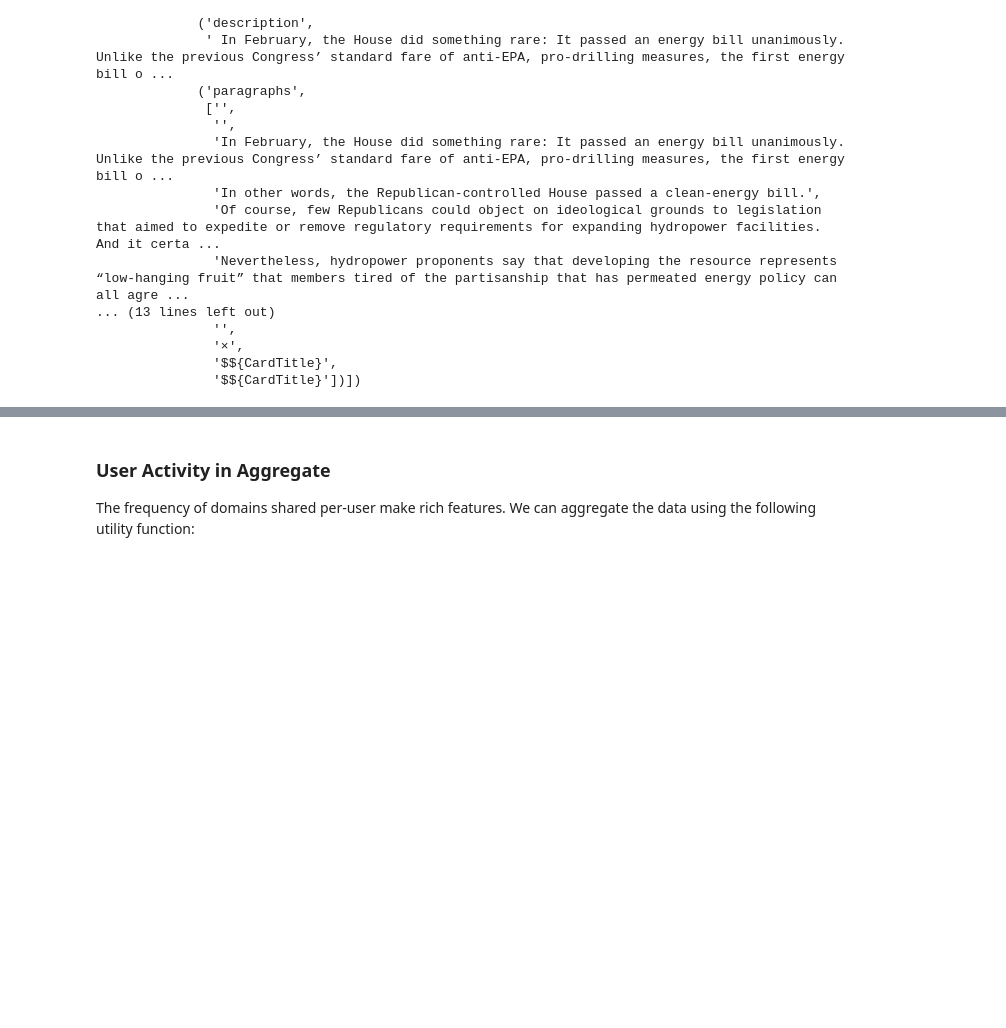
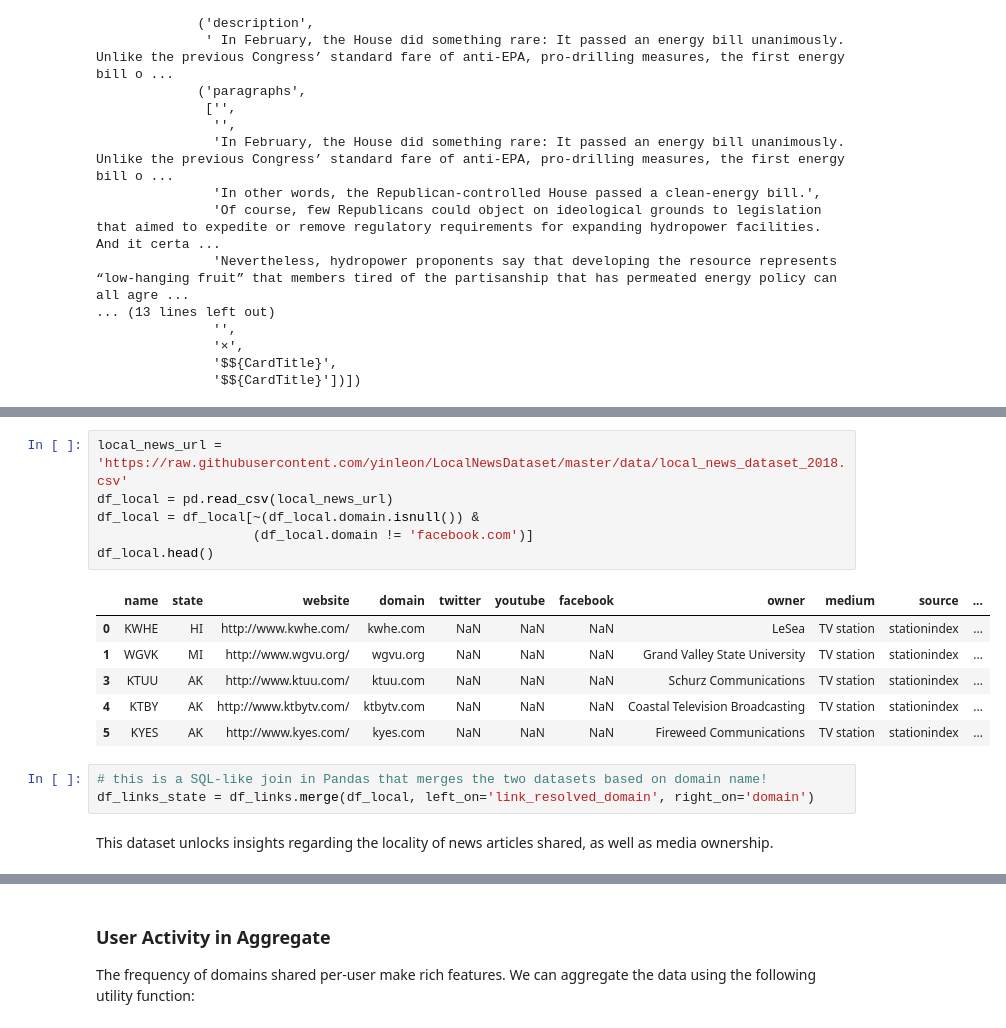
Before and after one commit to yinleon/links-as-data, a Jupyter notebook: nbs/congress-links.ipynb, the cells around one changed output, grey strips where cells are left out. Saved outputs shown, nothing was run; the diff lists cells and outputs as text; blank space fills up the shorter version.

```diff
--- a/nbs/congress-links.ipynb
+++ b/nbs/congress-links.ipynb
@@ -328,0 +357,18 @@ OrderedDict([('url',
+# %%
+local_news_url = 'https://raw.githubusercontent.com/yinleon/LocalNewsDataset/master/data/local_news_dataset_2018.csv'
+df_local = pd.read_csv(local_news_url)
+df_local = df_local[~(df_local.domain.isnull()) &
+                    (df_local.domain != 'facebook.com')]
+df_local.head()
+# %% [output]
+|  | name | state | website | domain | twitter | youtube | facebook | owner | medium | source | ... |
+| 0 | KWHE | HI | http://www.kwhe.com/ | kwhe.com | NaN | NaN | NaN | LeSea | TV station | stationindex | ... |
+| 1 | WGVK | MI | http://www.wgvu.org/ | wgvu.org | NaN | NaN | NaN | Grand Valley State University | TV station | stationindex | ... |
+| 3 | KTUU | AK | http://www.ktuu.com/ | ktuu.com | NaN | NaN | NaN | Schurz Communications | TV station | stationindex | ... |
+| 4 | KTBY | AK | http://www.ktbytv.com/ | ktbytv.com | NaN | NaN | NaN | Coastal Television Broadcasting | TV station | stationindex | ... |
+| 5 | KYES | AK | http://www.kyes.com/ | kyes.com | NaN | NaN | NaN | Fireweed Communications | TV station | stationindex | ... |
+# %%
+# this is a SQL-like join in Pandas that merges the two datasets based on domain name!
+df_links_state = df_links.merge(df_local, left_on='link_resolved_domain', right_on='domain')
+# %% [markdown]
+This dataset unlocks insights regarding the locality of news articles shared, as well as media ownership.
```
Also changed, not shown: parts of 29 cells of this notebook, 1 other file.
